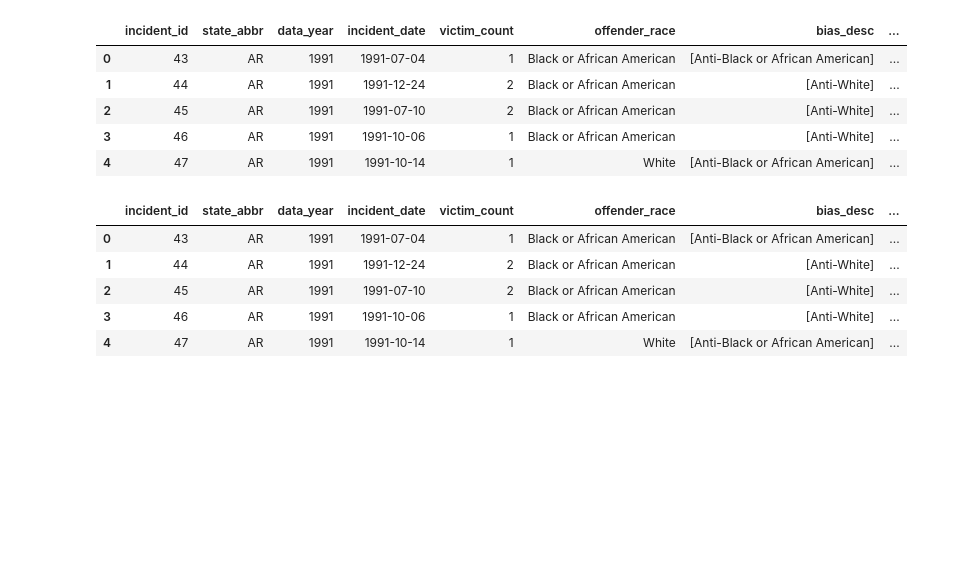
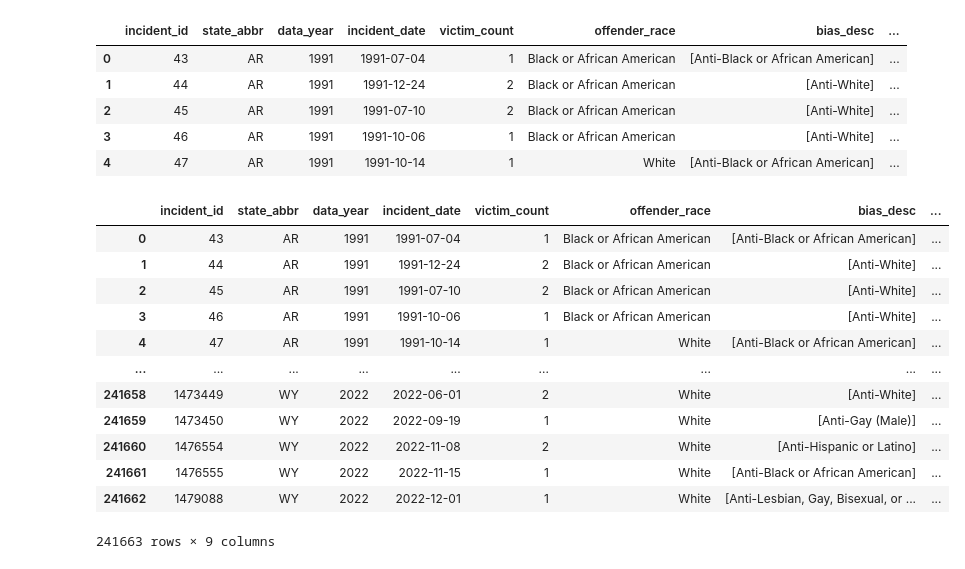
Before and after one commit to corporatemanny/FBI-Hate-Crime-Analysis, a Jupyter notebook: Analysis/Data Analysis.ipynb, the cells around one changed output. Cells and saved outputs as stored; diff of their text form; code cells hidden in the pictures; blank space fills up the shorter version.

```diff
--- a/Analysis/Data Analysis.ipynb
+++ b/Analysis/Data Analysis.ipynb
@@ -4,8 +4,10 @@ from pathlib import Path
 import numpy as np
 import matplotlib.pyplot as plt
 from scipy.stats import chi2_contingency
+
 # File to Load
-crime_data = pd.read_csv("/Users/Juango/Desktop/Classwork/Project 1/FBI-Hate-Crime-Analysis-main/hate_crime.csv")
+crime_data_load = Path("../Resources/hate_crime.csv")
+crime_data = pd.read_csv(crime_data_load)
 
 crime_data.head()
 # %% [output]
@@ -82,7 +84,7 @@ def categorize_bias(bias_desc):
                           'Anti-Atheism/Agnosticism', "Anti-Jehova's Witness", "Anti-Other Christian", "Anti-Other Religion", "Anti-Hindu", "Anti-Buddhist",
                           "Anti-Church of Jesus Christ", "Anti-Eastern Orthodox (Russian, Greek, Other)", "Anti-Sikh"],
         'Anti-Disability': ["Anti-Mental Disability", "Anti-Physical Disability"],
-        'Gender': ["Anti-Female","Anti-Male"],
+        'Anti-Gender': ["Anti-Female","Anti-Male"],
         'Unknown': ["Unknown (offender's motivation not known)"]
     }
 
@@ -110,22 +112,24 @@ hate_crime_processed.head()
 # %%
 # Copy dataframe
 crime_processed = hate_crime_processed.copy()
 
 # Add Before and After column for the years before and after September 1, 2001 (Limited to 10 YRS).
 crime_processed['Before_After'] = np.where(hate_crime_processed['incident_date'] < '2001-09-11', 'Before', 'After')
 crime_processed
-
-# Drop anything after 2011
-crime_processed = crime_processed[crime_processed['incident_date'] < "2023"]
-
-crime_processed.head()
 # %% [output]
 |  | incident_id | state_abbr | data_year | incident_date | victim_count | offender_race | bias_desc | ... |
 | 0 | 43 | AR | 1991 | 1991-07-04 | 1 | Black or African American | [Anti-Black or African American] | ... |
 | 1 | 44 | AR | 1991 | 1991-12-24 | 2 | Black or African American | [Anti-White] | ... |
 | 2 | 45 | AR | 1991 | 1991-07-10 | 2 | Black or African American | [Anti-White] | ... |
 | 3 | 46 | AR | 1991 | 1991-10-06 | 1 | Black or African American | [Anti-White] | ... |
 | 4 | 47 | AR | 1991 | 1991-10-14 | 1 | White | [Anti-Black or African American] | ... |
+| ... | ... | ... | ... | ... | ... | ... | ... | ... |
+| 241658 | 1473449 | WY | 2022 | 2022-06-01 | 2 | White | [Anti-White] | ... |
+| 241659 | 1473450 | WY | 2022 | 2022-09-19 | 1 | White | [Anti-Gay (Male)] | ... |
+| 241660 | 1476554 | WY | 2022 | 2022-11-08 | 2 | White | [Anti-Hispanic or Latino] | ... |
+| 241661 | 1476555 | WY | 2022 | 2022-11-15 | 1 | White | [Anti-Black or African American] | ... |
+| 241662 | 1479088 | WY | 2022 | 2022-12-01 | 1 | White | [Anti-Lesbian, Gay, Bisexual, or ... | ... |
+241663 rows × 9 columns
 # %%
 crime_processed.to_csv('output_file.csv', index=False)
 # %%
```
Also changed, not shown: parts of 4 cells of this notebook, 4 other files.
